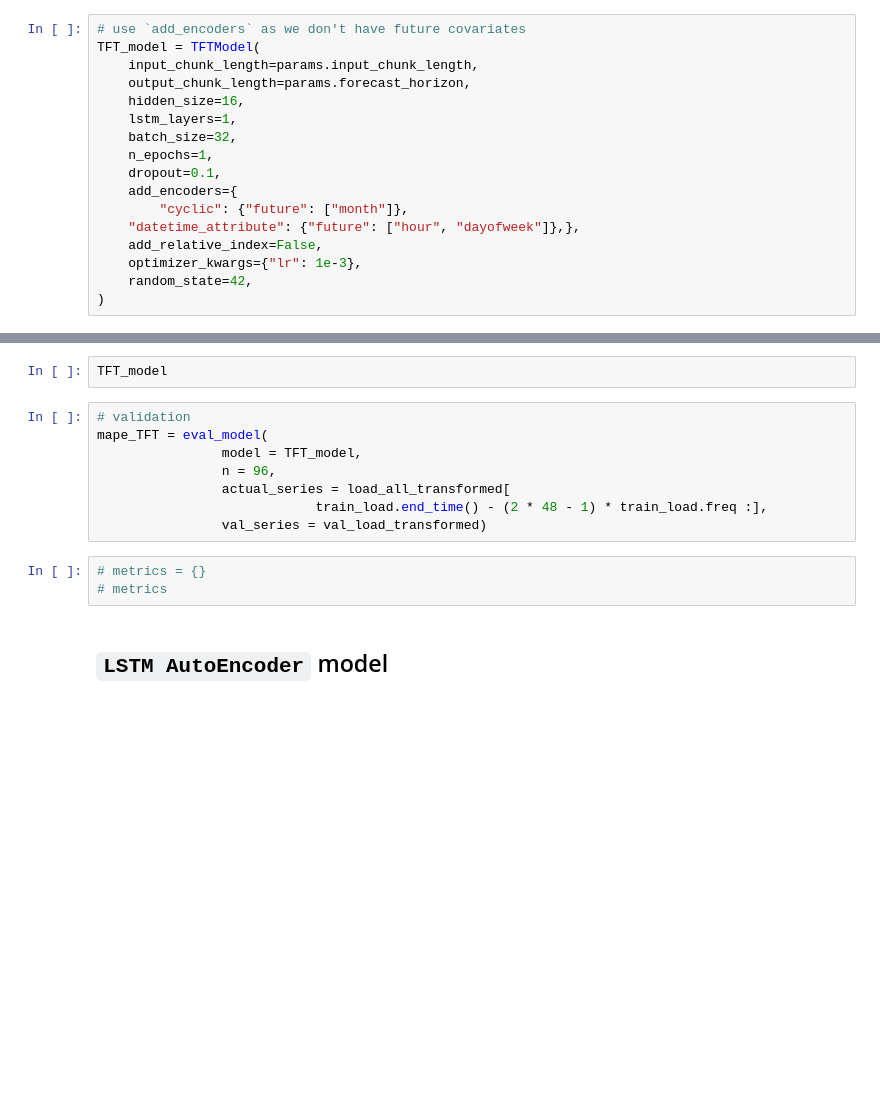
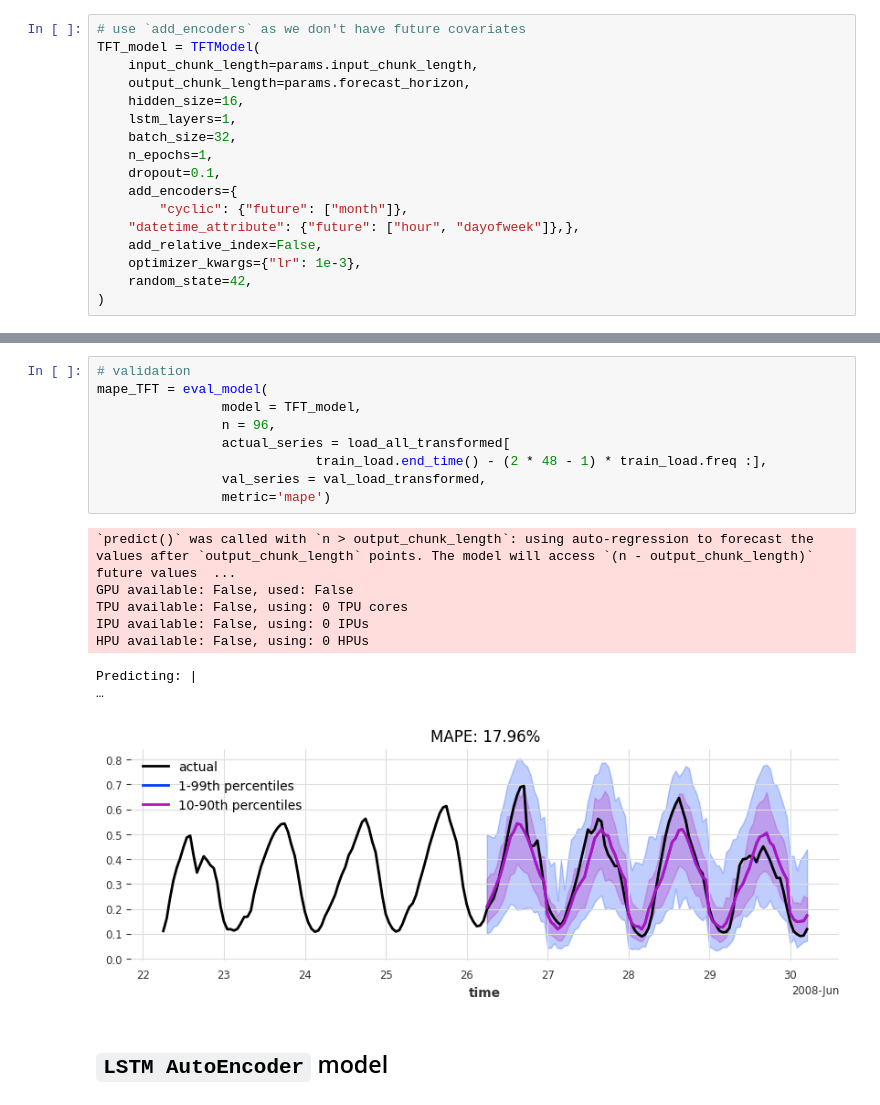
Before and after one commit to leslieDLcy/energy_forecasting, a Jupyter notebook: notebooks/GEFComp_load_forecasting.ipynb, the cells around one changed output, grey strips where cells are left out. Drawn from its saved outputs; the diff is of its cells as text; blank space fills up the shorter version.

```diff
--- a/notebooks/GEFComp_load_forecasting.ipynb
+++ b/notebooks/GEFComp_load_forecasting.ipynb
@@ -166,16 +178,20 @@ TFT_model.fit(
-# %%
-TFT_model
 # %%
 # validation
 mape_TFT = eval_model(
                 model = TFT_model,
                 n = 96,
                 actual_series = load_all_transformed[
                             train_load.end_time() - (2 * 48 - 1) * train_load.freq :],
-                val_series = val_load_transformed)
+                val_series = val_load_transformed,
+                metric='mape')
+# %% [output]
+`predict()` was called with `n > output_chunk_length`: using auto-regression to forecast the values after `output_chunk_length` points. The model will access `(n - output_chunk_length)` future values  ...
+GPU available: False, used: False
+TPU available: False, using: 0 TPU cores
+IPU available: False, using: 0 IPUs
+HPU available: False, using: 0 HPUs
+Predicting: |                                                                                                 …
+[figure, added]
-# %%
-# metrics = {}
-# metrics
 # %% [markdown]
 ## `LSTM AutoEncoder` model
 # %%
```
Also changed, not shown: parts of 11 cells of this notebook, 3 other files.
